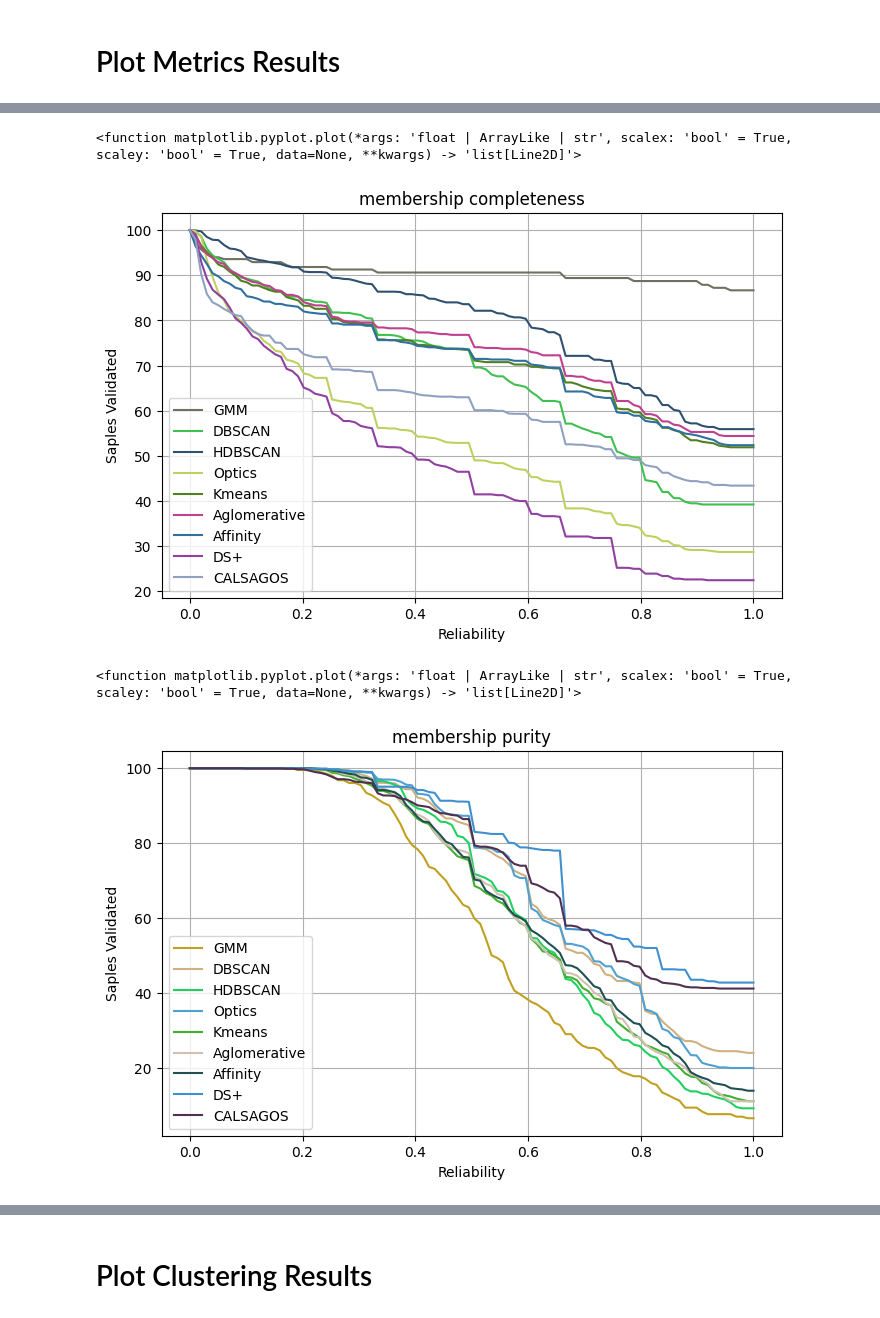
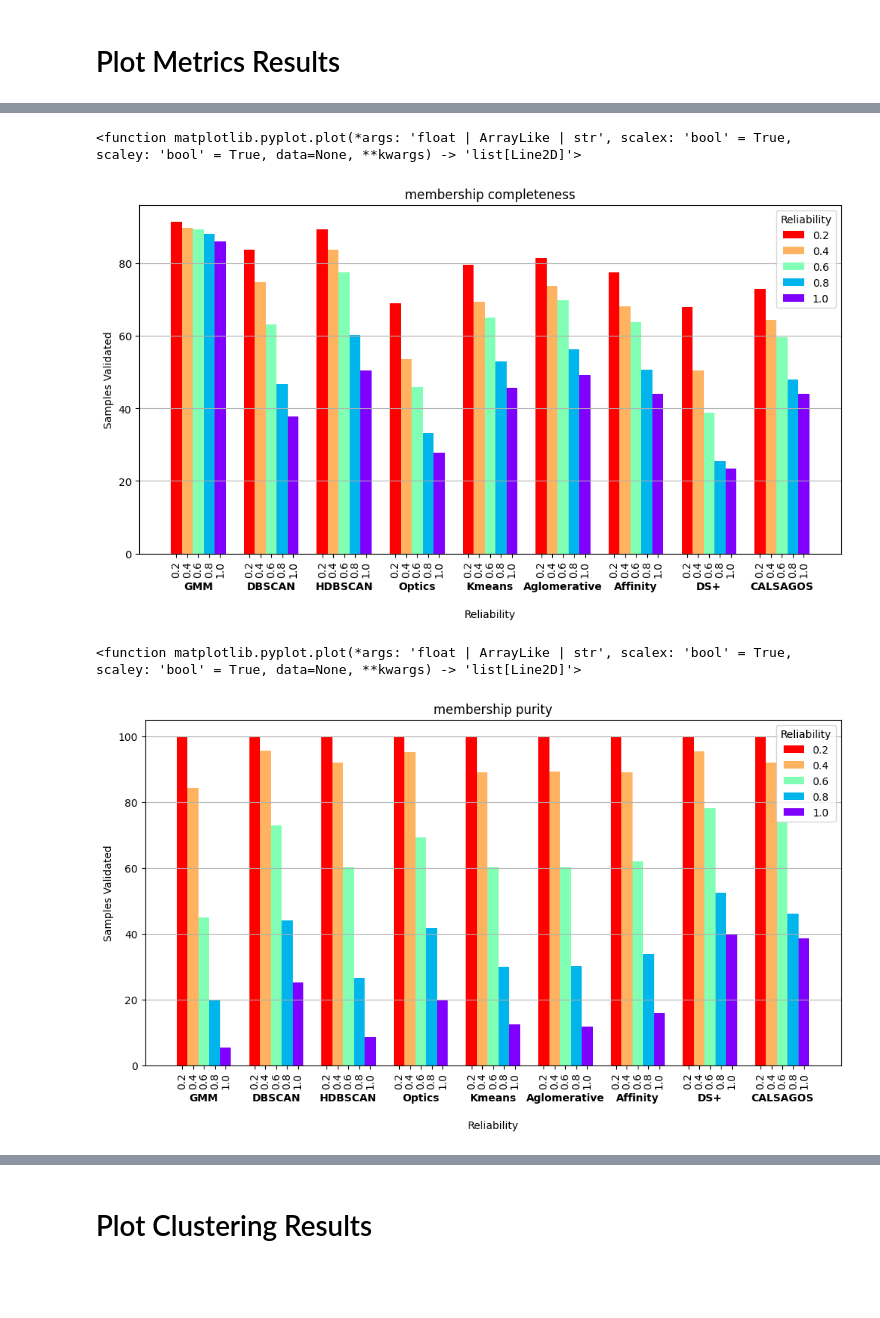
Before and after one commit to Prion6/ClusteringComparison, a Jupyter notebook: cluster_finder_evaluator.ipynb, the cells around one changed output, grey strips where cells are left out. Cells and saved outputs as stored; diff of their text form; code cells hidden in the pictures; blank space fills up the shorter version.

```diff
--- a/cluster_finder_evaluator.ipynb
+++ b/cluster_finder_evaluator.ipynb
@@ -327,18 +340,18 @@ plt.plot
 # %%
 reliability_gradients = []
 
 metric = "membership completeness"
 
 for alg in alg_labels.keys():
     gradient = cu.reliability_gradient(metrics[metric][alg])
     reliability_gradients.append(gradient)
 
-fig, ax = pm.gradients_plot(alg_labels.keys(), reliability_gradients, title = metric)
+fig, ax = pm.gradients_plot_as_bars(alg_labels.keys(), reliability_gradients, title = metric)
 
 plt.plot
 # %% [output]
 <function matplotlib.pyplot.plot(*args: 'float | ArrayLike | str', scalex: 'bool' = True, scaley: 'bool' = True, data=None, **kwargs) -> 'list[Line2D]'>
-[figure, old version]
+[figure, new version]
 # %%
 reliability_gradients = []
 
@@ -348,12 +361,12 @@ for alg in alg_labels.keys():
     gradient = cu.reliability_gradient(metrics[metric][alg])
     reliability_gradients.append(gradient)
 
-fig, ax = pm.gradients_plot(alg_labels.keys(), reliability_gradients, title = metric)
+fig, ax = pm.gradients_plot_as_bars(alg_labels.keys(), reliability_gradients, title = metric)
 
 plt.plot
 # %% [output]
 <function matplotlib.pyplot.plot(*args: 'float | ArrayLike | str', scalex: 'bool' = True, scaley: 'bool' = True, data=None, **kwargs) -> 'list[Line2D]'>
-[figure, old version]
+[figure, new version]
 # %%
 reliability_gradients = []
 
```
Also changed, not shown: parts of 9 cells of this notebook.
